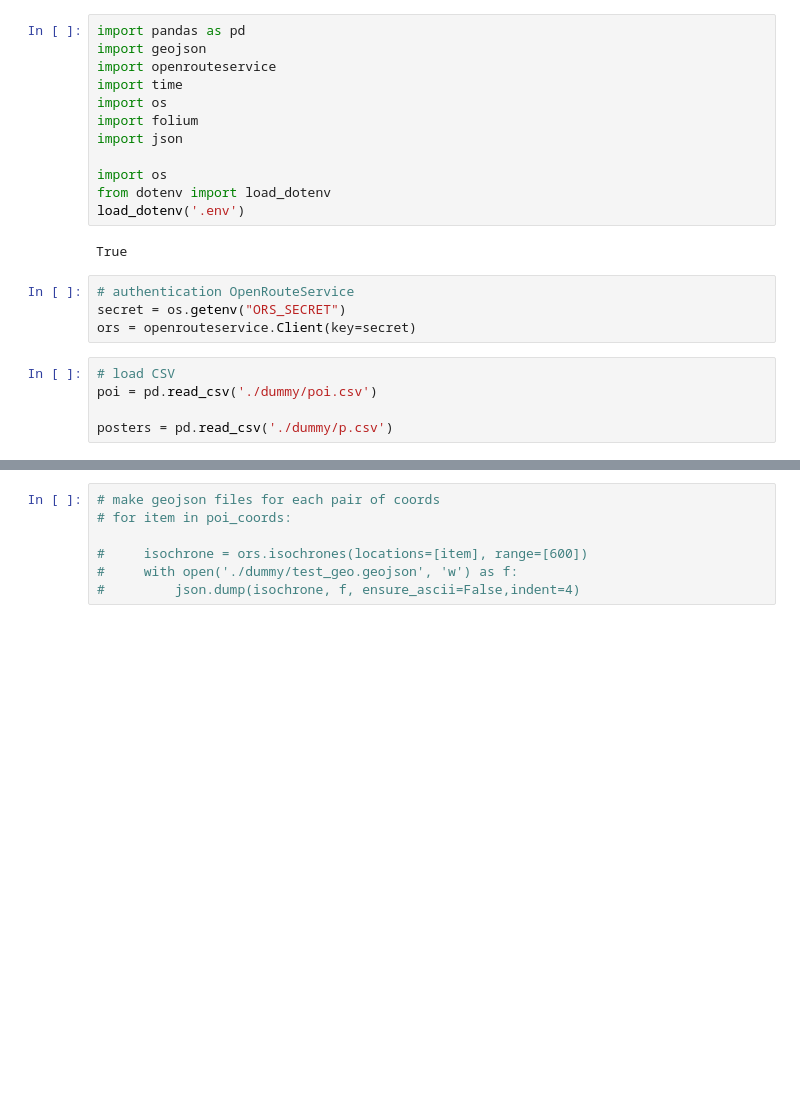
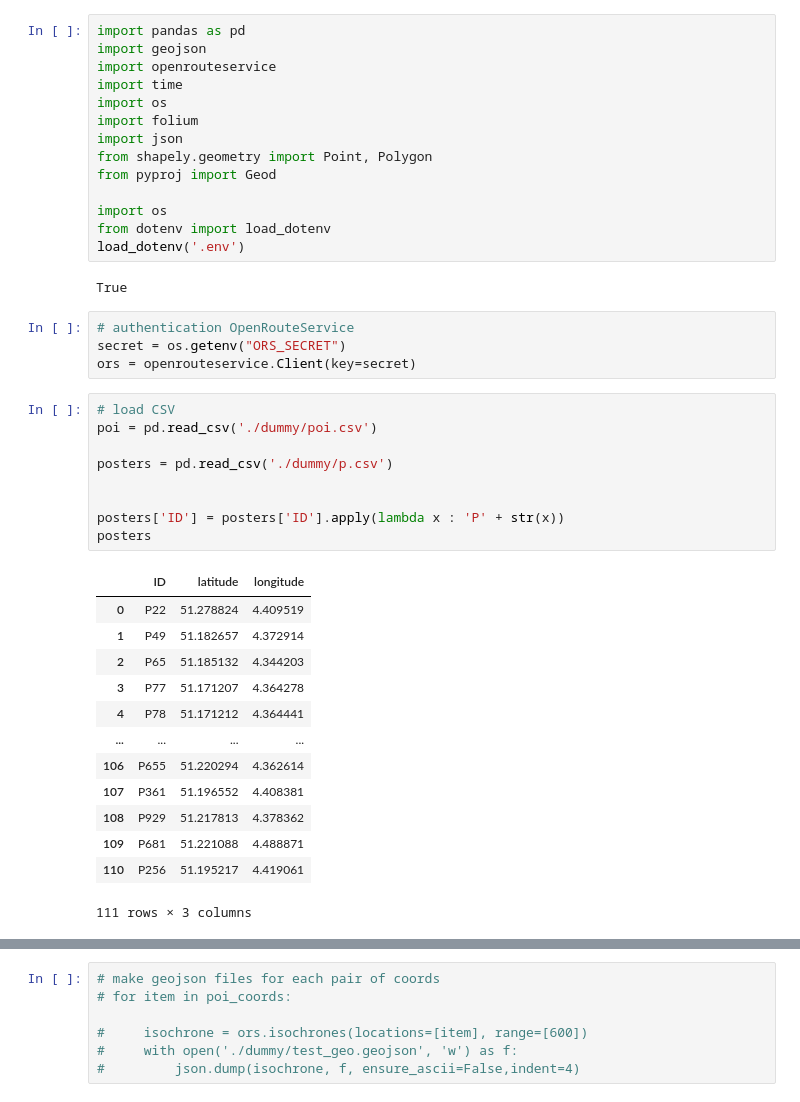
Before and after one commit to nuooooooooooo/drivetime-analysis, a Jupyter notebook: main.ipynb, the cells around one changed output, grey strips where cells are left out. Drawn from its saved outputs; the diff is of its cells as text; blank space fills up the shorter version.

```diff
--- a/main.ipynb
+++ b/main.ipynb
@@ -6,6 +6,8 @@ import time
 import os
 import folium
 import json
+from shapely.geometry import Point, Polygon
+from pyproj import Geod
 
 import os
 from dotenv import load_dotenv
@@ -19,7 +21,25 @@ ors = openrouteservice.Client(key=secret)
 # %%
 # load CSV
 poi = pd.read_csv('./dummy/poi.csv')
 
 posters = pd.read_csv('./dummy/p.csv')
+
+
+posters['ID'] = posters['ID'].apply(lambda x : 'P' + str(x))
+posters
+# %% [output]
+|  | ID | latitude | longitude |
+| 0 | P22 | 51.278824 | 4.409519 |
+| 1 | P49 | 51.182657 | 4.372914 |
+| 2 | P65 | 51.185132 | 4.344203 |
+| 3 | P77 | 51.171207 | 4.364278 |
+| 4 | P78 | 51.171212 | 4.364441 |
+| ... | ... | ... | ... |
+| 106 | P655 | 51.220294 | 4.362614 |
+| 107 | P361 | 51.196552 | 4.408381 |
+| 108 | P929 | 51.217813 | 4.378362 |
+| 109 | P681 | 51.221088 | 4.488871 |
+| 110 | P256 | 51.195217 | 4.419061 |
+111 rows × 3 columns
 # %%
 # extract coords
```
Also changed, not shown: parts of 8 cells of this notebook.
